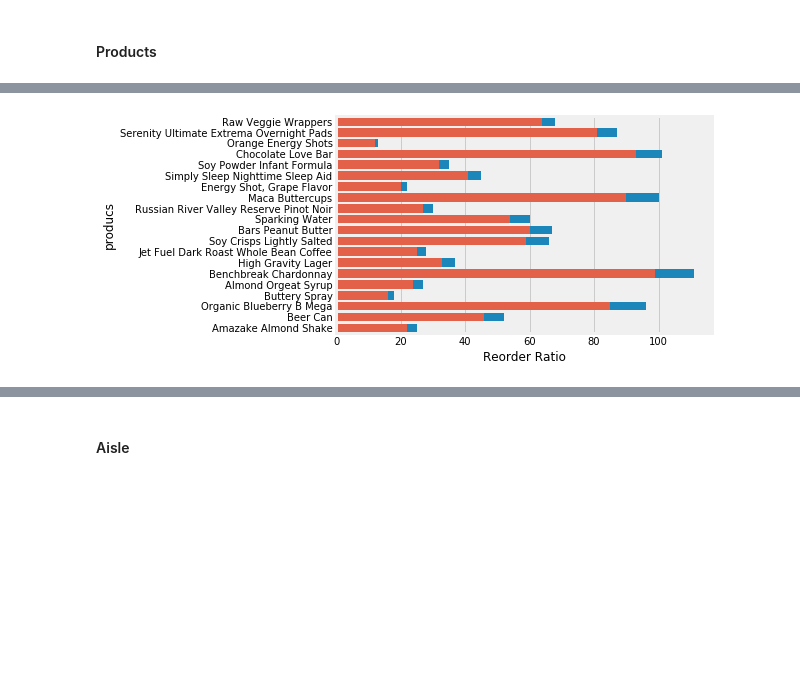
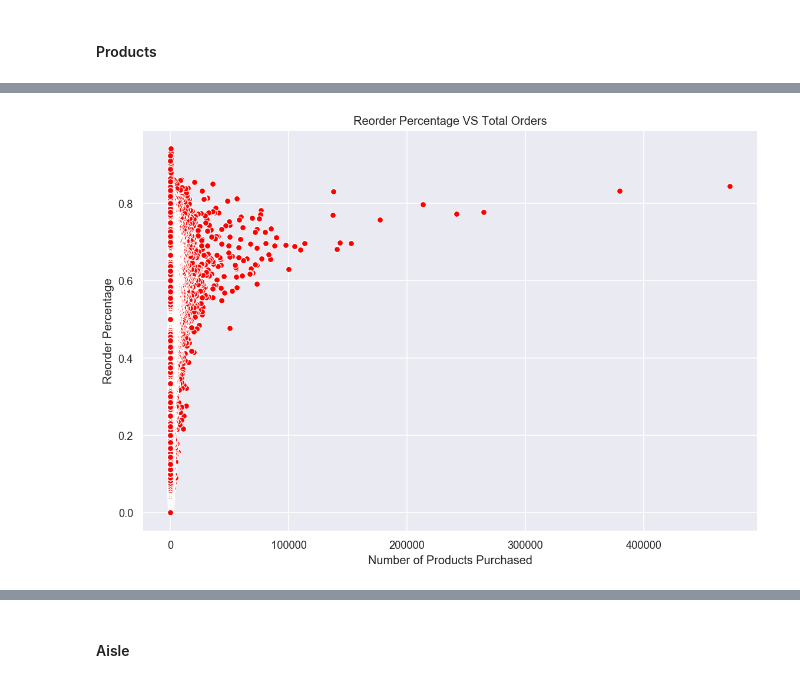
Before and after one commit to archd3sai/Instacart-Market-Basket-Analysis, a Jupyter notebook: Exploratory Data Analysis.ipynb, the cells around one changed output, grey strips where cells are left out. Cells and saved outputs as stored; diff of their text form; code cells hidden in the pictures; blank space fills up the shorter version.

```diff
--- a/Exploratory Data Analysis.ipynb
+++ b/Exploratory Data Analysis.ipynb
@@ -14,7 +14,7 @@ matplotlib.rcParams['figure.dpi'] = 120 #resolution
 matplotlib.rcParams['figure.figsize'] = (8,6) #figure size
 
 import matplotlib.pyplot as plt
-plt.style.use('fivethirtyeight')
+sns.set_style('darkgrid')
 import seaborn as sns
 color = sns.color_palette()
 
@@ -85,5 +85,7 @@ order_products_train.head()
 # %% [markdown]
 #### Merging of Dataframes
 # %%
-order_products_prior = order_products_prior.merge(products, on ='product_id', how='left').merge(aisles, on ='aisle_id', how='left').merge(departments, on ='department_id', how='left')
-order_products_train = order_products_train.merge(products, on ='product_id', how='left').merge(aisles, on ='aisle_id', how='left').merge(departments, on ='department_id', how='left')
+order_products_prior = order_products_prior.merge(products, on ='product_id', how='left')
+order_products_prior = order_products_prior.merge(aisles, on ='aisle_id', how='left')
+order_products_prior = order_products_prior.merge(departments, on ='department_id', how='left')
+order_products_prior = order_products_prior.merge(orders, on='order_id', how='left')
@@ -116,3 +153,3 @@ plt.show()
 # %%
 temp_df["reorder_ratio"] = temp_df.reorders/temp_df.total
-temp_df = temp_df.sort_values("reorder_ratio", ascending=False).reset_index()
+temp_df.sort_values("reorder_ratio", ascending=False).head(10)
@@ -118,0 +200,3 @@ temp_df = temp_df.sort_values("reorder_ratio", ascending=False).reset_index()
+# %%
+temp_df['Organic'] = temp_df.product_name.str.contains("Organic")
+temp_df.head()
@@ -119,9 +226,9 @@ temp_df = temp_df.sort_values("reorder_ratio", ascending=False).reset_index()
 # %%
-ax, fig = plt.subplots(figsize = (10,7))
-ax = sns.barplot(y = temp_df.product_name[0:20], x = temp_df.total[0:20], color=color[0], label = "total")
-ax = sns.barplot(y = temp_df.product_name[0:20], x = temp_df.reorders[0:20], color=color[1], label = "reordered")
-ax.set_ylabel("producs")
-ax.set_xlabel("Reorder Ratio")
+ax, fig = plt.subplots(figsize=(10,7))
+ax = sns.scatterplot(x = temp_df.total, y = temp_df.reorder_ratio, color = "red")
+ax.set_xlabel("Number of Products Purchased")
+ax.set_ylabel("Reorder Percentage")
+ax.set_title("Reorder Percentage VS Total Orders")
 plt.show()
 # %% [output]
-[figure, old version]
+[figure, new version]
```
Also changed, not shown: parts of 23 cells of this notebook.
